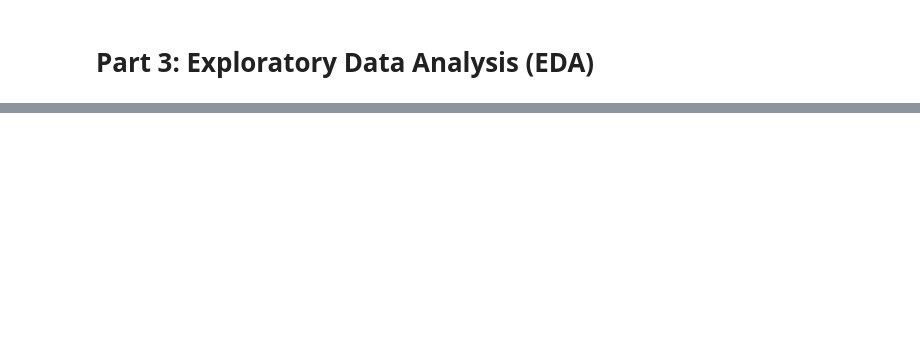
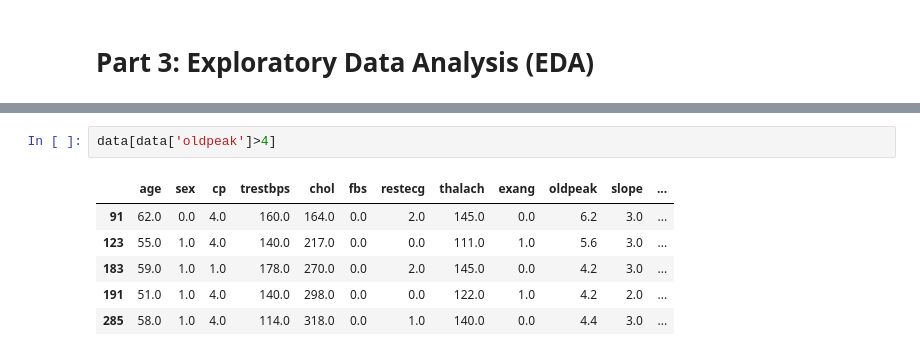
Before and after one commit to ishitashah23/learning-projects, a Jupyter notebook: Heart Disease Classification Project/Classification Project_Heart Disease.ipynb, the cells around one changed output, grey strips where cells are left out. Drawn from its saved outputs; the diff is of its cells as text; blank space fills up the shorter version.

```diff
--- a/Heart Disease Classification Project/Classification Project_Heart Disease.ipynb
+++ b/Heart Disease Classification Project/Classification Project_Heart Disease.ipynb
@@ -168,0 +320,9 @@ From our problem statement, we can classify the data types of the variables as f
+# %%
+data[data['oldpeak']>4]
+# %% [output]
+|  | age | sex | cp | trestbps | chol | fbs | restecg | thalach | exang | oldpeak | slope | ... |
+| 91 | 62.0 | 0.0 | 4.0 | 160.0 | 164.0 | 0.0 | 2.0 | 145.0 | 0.0 | 6.2 | 3.0 | ... |
+| 123 | 55.0 | 1.0 | 4.0 | 140.0 | 217.0 | 0.0 | 0.0 | 111.0 | 1.0 | 5.6 | 3.0 | ... |
+| 183 | 59.0 | 1.0 | 1.0 | 178.0 | 270.0 | 0.0 | 2.0 | 145.0 | 0.0 | 4.2 | 3.0 | ... |
+| 191 | 51.0 | 1.0 | 4.0 | 140.0 | 298.0 | 0.0 | 0.0 | 122.0 | 1.0 | 4.2 | 2.0 | ... |
+| 285 | 58.0 | 1.0 | 4.0 | 114.0 | 318.0 | 0.0 | 1.0 | 140.0 | 0.0 | 4.4 | 3.0 | ... |
```
Also changed, not shown: parts of 36 cells of this notebook.
